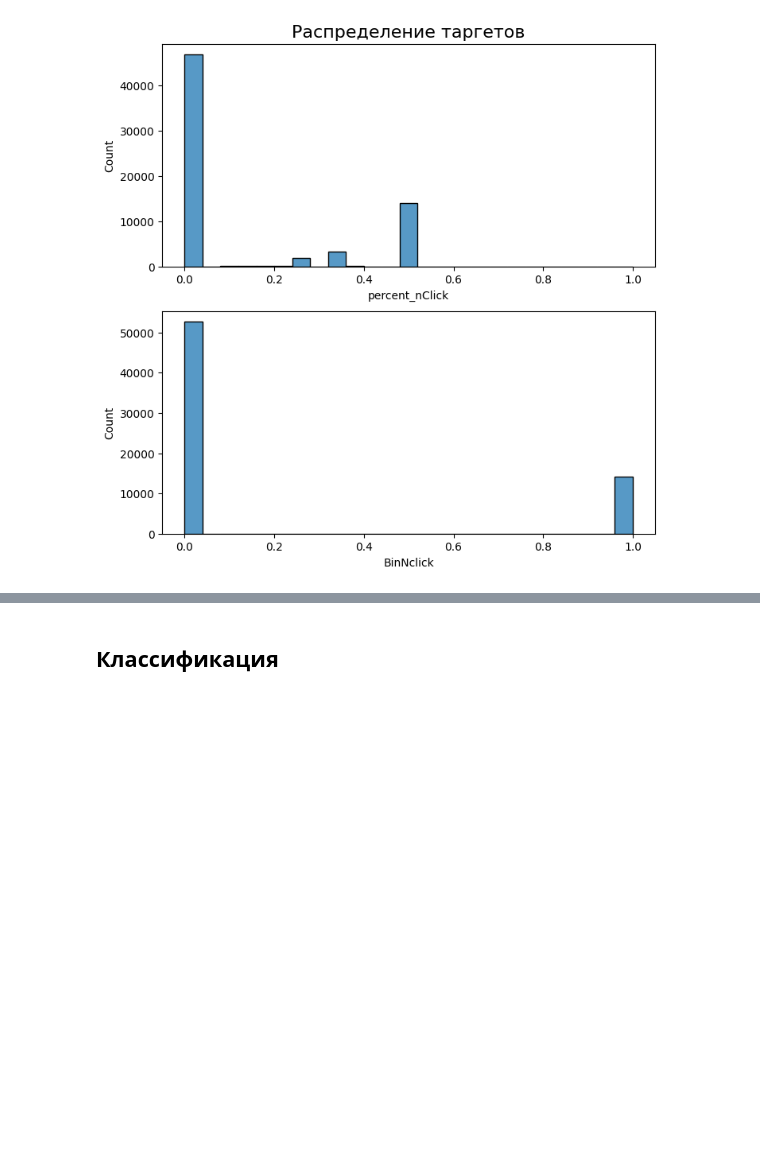
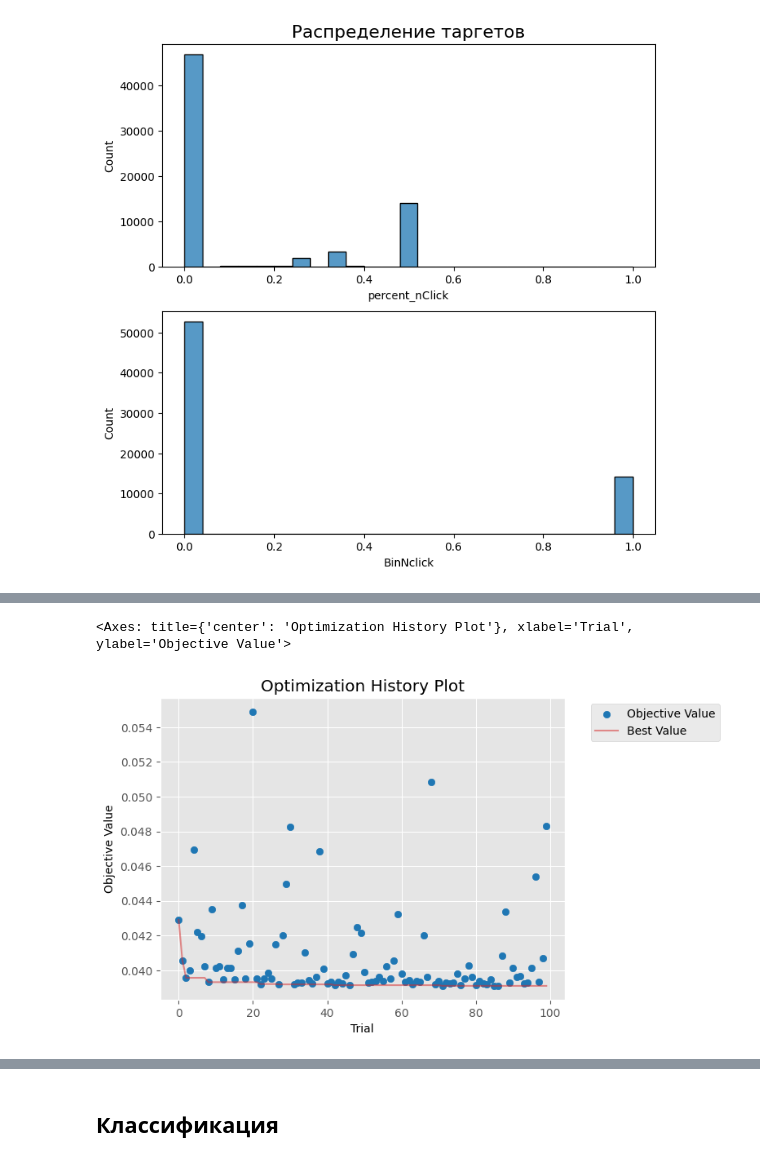
Before and after one commit to Bjorik23/mipt_datatons, a Jupyter notebook: target_customer_segment/ml_boost/ml_boost.ipynb, the cells around one changed output, grey strips where cells are left out. Saved outputs shown, nothing was run; the diff lists cells and outputs as text; code cells hidden in the pictures; blank space fills up the shorter version.

```diff
--- a/target_customer_segment/ml_boost/ml_boost.ipynb
+++ b/target_customer_segment/ml_boost/ml_boost.ipynb
@@ -56,19 +65,26 @@ Text(0.5, 1.0, 'Распределение таргетов')
 # %%
-# def objective(trial):
-#     params={'verbosity':-1,
-#             'lambda_l2':trial.suggest_float('lambda_l2', 0.1, 1),
-#             'max_depth':trial.suggest_int('max_depth', 5, 100, step=0.05),
-#             'num_leaves':trial.suggest_int('num_leaves', 5, 105, step=10),
-#             'learning_rate':trial.suggest_float('learning_rate',0.001, 0.1, step=0.01),
-#             'bagging_fraction': trial.suggest_float('bagging_fraction', 0.5, 0.8 , step=0.1)
-#             }
+def objective_lgbm_reg(trial):
+    # Подбираемые параметры
+    params={'verbosity':-1,
+            'lambda_l2':trial.suggest_float('lambda_l2', 0.1, 1),
+            'max_depth':trial.suggest_int('max_depth', 5, 100),
+            'num_leaves':trial.suggest_int('num_leaves', 5, 105, step=10),
+            'learning_rate':trial.suggest_float('learning_rate',0.001, 0.901, step=0.01),
+            'bagging_fraction': trial.suggest_float('bagging_fraction', 0.5, 0.8 , step=0.1)
+            }
 
-#     reg = LGBMRegressor(**params)
-#     reg.fit(X_train, y_train)
-#     y_pr = reg.predict(X_test)
-#     mape = mean_absolute_percentage_error(y_test, y_pr)
-#     return mape
+    # Обучаем модель
+    optuna_model = LGBMRegressor(**params)
+    optuna_model.fit(X_train, y_train)
 
+    # Предсказание
+    y_pred = optuna_model.predict(X_test)
 
-# study = optuna.create_study()
-# study.optimize(objective, n_trials=100, timeout=60)
+    # Оценка предсказания
+    mse = mean_squared_error(y_test, y_pred)
+    return mse
+
+# Создаем сессию для минимизации выбранной метрики
+study_lgbm_reg = optuna.create_study(direction='minimize')
+# Запускаем нашу сессию оптимизации
+study_lgbm_reg.optimize(objective_lgbm_reg, n_trials=100)
@@ -74,0 +109,6 @@ Text(0.5, 1.0, 'Распределение таргетов')
+# %%
+# Посмотрим на процесс подбора параметров на графике
+plot_optimization_history(study_lgbm_reg)
+# %% [output]
+<Axes: title={'center': 'Optimization History Plot'}, xlabel='Trial', ylabel='Objective Value'>
+[figure, added]
```
Also changed, not shown: parts of 40 cells of this notebook.
